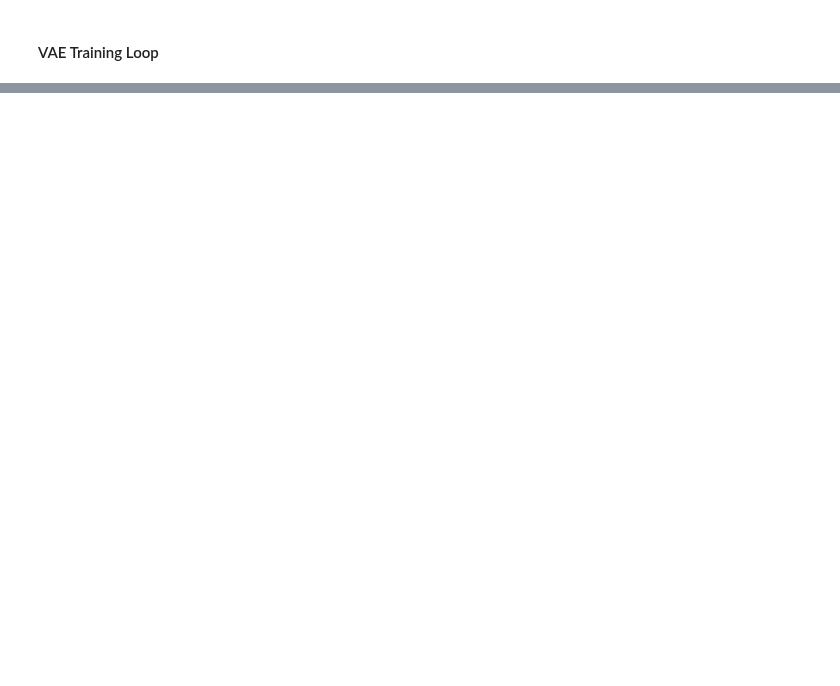
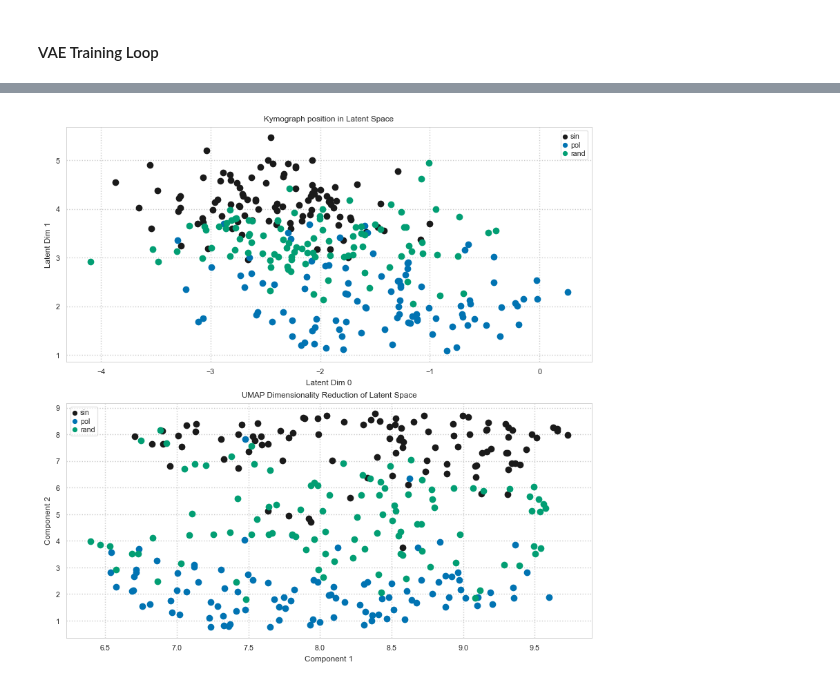
Before and after one commit to jstickelmaier/wonglab-capstone, a Jupyter notebook: DotsTorch/Kymo_VAE.ipynb, the cells around one changed output, grey strips where cells are left out. Saved outputs shown, nothing was run; the diff lists cells and outputs as text; code cells hidden in the pictures; blank space fills up the shorter version.

Commit message:
Add UMAP dimensionality reduction

```diff
--- a/DotsTorch/Kymo_VAE.ipynb
+++ b/DotsTorch/Kymo_VAE.ipynb
@@ -439,0 +422,20 @@ model.eval()
+# %%
+from umap import UMAP
+
+latent_dims = 10 #as used above in original VAE
+
+X = np.zeros((dataset.__len__(), latent_dims))
+
+for i, x in enumerate(dataset):
+    z = VAE.encoder(x.to(device))
+    z = z.to('cpu').detach().numpy()
+    X[i] = z
+
+reducer = UMAP(n_components=2)
+X_trans = reducer.fit_transform(X)
+
+ax, f = getSetup((8, 8), (2, 1))
+
+plot_latent_w_reduction(ax[0], ax[1], VAE, dataset, X_trans)
+# %% [output]
+[figure, added]
```
Also changed, not shown: parts of 21 cells of this notebook.
